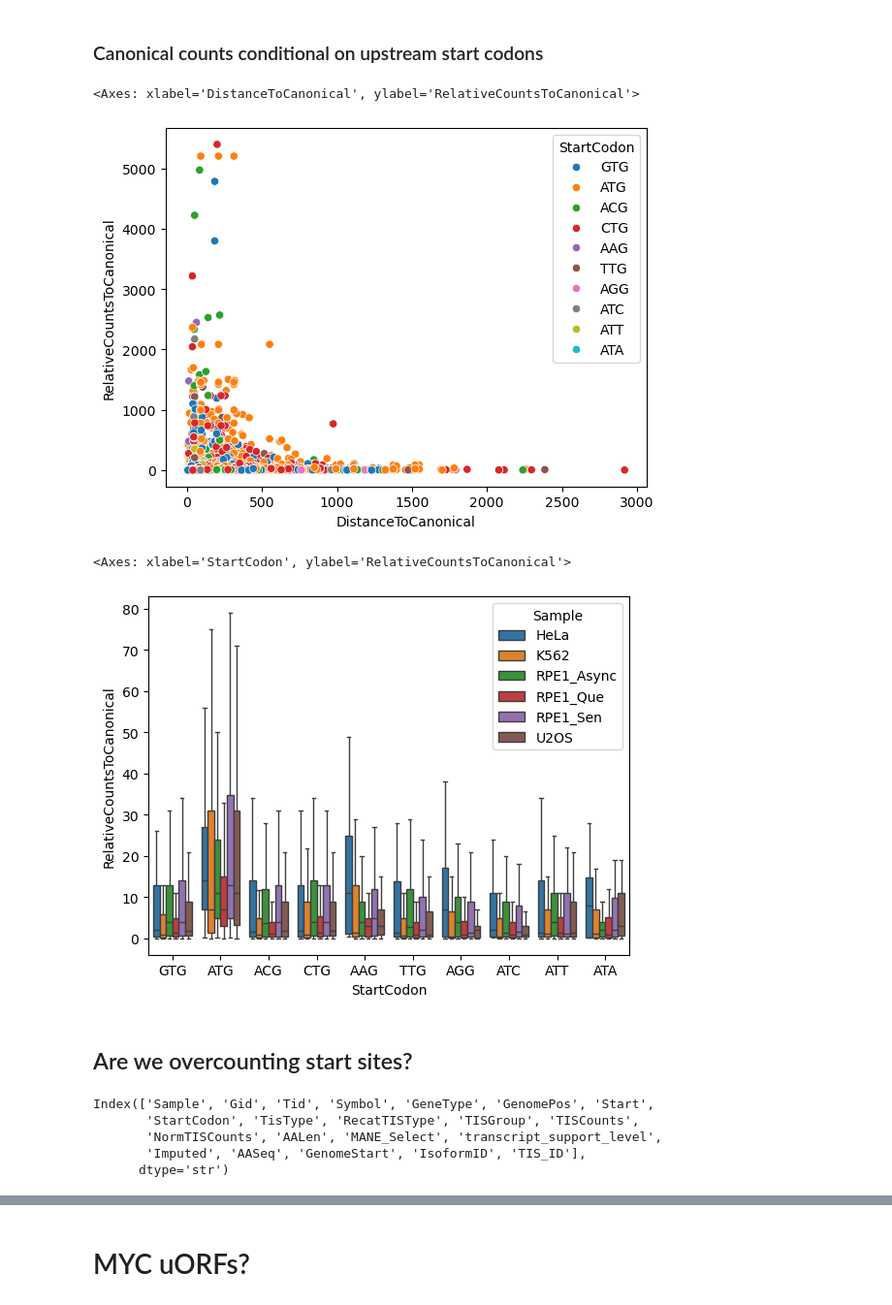
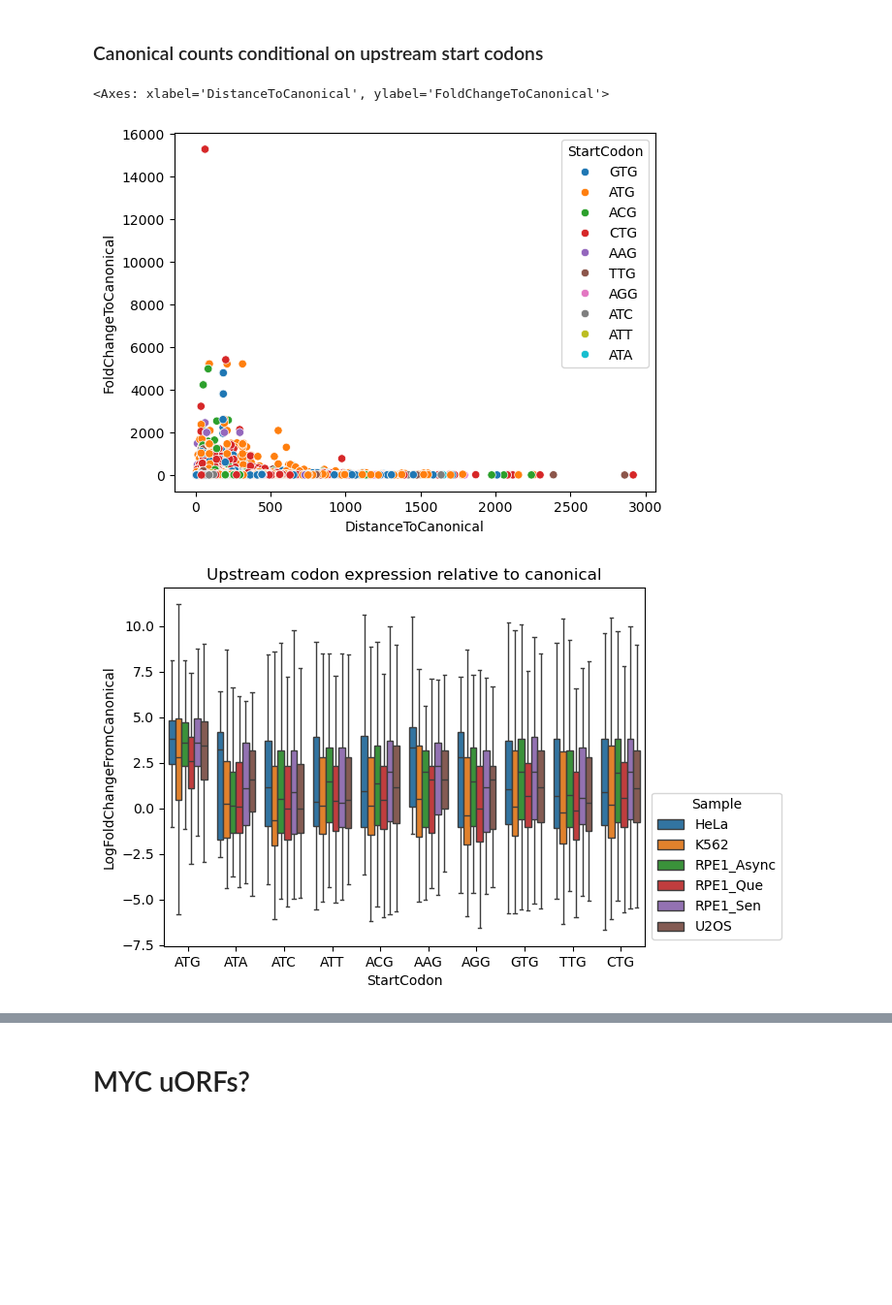
Before and after one commit to cheeseman-lab/coTISja, a Jupyter notebook: src/notebooks/explore_tis_data.ipynb, the cells around one changed output, grey strips where cells are left out. Shown at 97% size. Drawn from its saved outputs; the diff is of its cells as text; code cells hidden in the pictures; blank space fills up the shorter version.

Commit message:
update tables with logic for deduplicating TIS loci, update figures

```diff
--- a/src/notebooks/explore_tis_data.ipynb
+++ b/src/notebooks/explore_tis_data.ipynb
@@ -156 +294,13 @@ norm_isoform_counts_matrix = all_tis_df.pivot_table(index='Sample', columns='Iso
+# %%
+paired_isoform_df = all_tis_df[~all_tis_df['RecatTISType'].isin(['Annotated'])].drop_duplicates(subset=['Sample', 'IsoformID']).merge(
+    all_tis_df[all_tis_df['RecatTISType'].isin(['Annotated'])].drop_duplicates(subset=['Sample', 'Tid'])[
+        ['Sample', 'IsoformID', 'Tid', 'Start', 'StartCodon', 'TISCounts', 'NormTISCounts']
+    ].rename({
+        'IsoformID': 'CanonicalIsoformID', 'Start':'CanonicalStart',
+        'StartCodon':'CanonicalStartCodon', 'TISCounts':'CanonicalTISCounts',
+        'NormTISCounts':'CanonicalNormTISCounts'}, axis=1),
+    how='left'
+).dropna(subset=['CanonicalIsoformID', 'CanonicalStart', 'CanonicalStartCodon', 'CanonicalTISCounts', 'CanonicalNormTISCounts'])
+paired_isoform_df['RelativeCountsToCanonical'] = (paired_isoform_df['TISCounts']+1) / (paired_isoform_df['CanonicalTISCounts']+1)
+paired_isoform_df['DistanceToCanonical'] = (paired_isoform_df['CanonicalStart'] - paired_isoform_df['Start']).abs()
 # %% [markdown]
@@ -239,8 +415,8 @@ sns.boxplot(
 [figure]
 # %%
 wide_canonical_to_noncanonical = pd.concat({
-    'Canonical': annotated_translation_norm_count_matrix.reindex_like(any_gene_translation_norm_count_matrix).fillna(0),
-    'Non-canonical': noncanonical_translation_norm_count_matrix.reindex_like(any_gene_translation_norm_count_matrix).fillna(0)
+    'Canonical': gene_canonical_translation_norm_count_matrix.reindex_like(gene_all_translation_norm_count_matrix).fillna(0),
+    'Non-canonical': gene_noncanonical_translation_norm_count_matrix.reindex_like(gene_all_translation_norm_count_matrix).fillna(0)
 })
 # %%
 fig, axs = plt.subplots(2, 3, figsize=(12, 8))
@@ -297,0 +482,16 @@ Why is this different than at the gene level? Suggests that per transcript, the
+# %%
+isoform_all_translation_norm_count_matrix = deduplicated_tis_df.pivot_table(
+    index='Sample', columns='TIS_ID', values='NormTISCounts', aggfunc=np.sum
+)
+
+canonical_isoform_translation_norm_count_matrix = deduplicated_tis_df[deduplicated_tis_df['RecatTISType'].str.contains('Annotated')].pivot_table(
+    index='Sample', columns='TIS_ID', values='NormTISCounts', aggfunc=np.sum
+)
+noncanonical_isoform_translation_norm_count_matrix= deduplicated_tis_df[~deduplicated_tis_df['RecatTISType'].str.contains('Annotated')].pivot_table(
+    index='Sample', columns='TIS_ID', values='NormTISCounts', aggfunc=np.sum
+)
+
+canonical_transcript_count_fraction = (
+    canonical_isoform_translation_norm_count_matrix.reindex_like(isoform_all_translation_norm_count_matrix).fillna(0) /
+    isoform_all_translation_norm_count_matrix
+)
@@ -325,7 +549,7 @@ upsetplot.plot(
 # %%
 wide_canonical_to_noncanonical_transcript = pd.concat({
-    'Canonical': canonical_transcript_translation_norm_count_matrix.reindex_like(any_transcript_translation_norm_count_matrix).fillna(0),
-    'Non-canonical': noncanonical_transcript_translation_norm_count_matrix.reindex_like(any_transcript_translation_norm_count_matrix).fillna(0)
+    'Canonical': canonical_isoform_translation_norm_count_matrix.reindex_like(isoform_all_translation_norm_count_matrix).fillna(0),
+    'Non-canonical': noncanonical_isoform_translation_norm_count_matrix.reindex_like(isoform_all_translation_norm_count_matrix).fillna(0)
 })
 # %%
 fig, axs = plt.subplots(2, 3, figsize=(12, 8))
@@ -384,27 +619,20 @@ paired_tis_df['DistanceToCanonical'] = (paired_tis_df['CanonicalStart'] - paired
 # %%
 sns.scatterplot(
-    paired_tis_df[paired_tis_df['RecatTISType'].isin(['Extended', 'uORF'])],
-    x='DistanceToCanonical', y='RelativeCountsToCanonical',
+    paired_isoform_df[paired_isoform_df['RecatTISType'].isin(['Extended', 'uORF'])],
+    x='DistanceToCanonical', y='FoldChangeToCanonical',
     hue='StartCodon'
 )
 # %% [output]
-<Axes: xlabel='DistanceToCanonical', ylabel='RelativeCountsToCanonical'>
+<Axes: xlabel='DistanceToCanonical', ylabel='FoldChangeToCanonical'>
-[figure, old version]
+[figure, new version]
 # %%
 sns.boxplot(
-    paired_tis_df[paired_tis_df['RecatTISType'].isin(['Extended', 'uORF'])],
-    x='StartCodon', y='RelativeCountsToCanonical', hue='Sample', showfliers=False
+    paired_isoform_df[paired_isoform_df['RecatTISType'].isin(['Extended', 'uORF'])].assign(LogFoldChangeFromCanonical=lambda x: np.log2(x['FoldChangeToCanonical'])),
+    x='StartCodon', y='LogFoldChangeFromCanonical', hue='Sample', showfliers=False,
+    order=codon_order
 )
+plt.title('Upstream codon expression relative to canonical')
+plt.gca().get_legend().set_loc('lower left')
+plt.gca().get_legend().set_bbox_to_anchor((1, 0))
 # %% [output]
-<Axes: xlabel='StartCodon', ylabel='RelativeCountsToCanonical'>
-[figure, old version]
+[figure, new version]
-# %% [markdown]
-## Are we overcounting start sites?
-# %%
-all_tis_df.columns
-# %% [output]
-Index(['Sample', 'Gid', 'Tid', 'Symbol', 'GeneType', 'GenomePos', 'Start',
-       'StartCodon', 'TisType', 'RecatTISType', 'TISGroup', 'TISCounts',
-       'NormTISCounts', 'AALen', 'MANE_Select', 'transcript_support_level',
-       'Imputed', 'AASeq', 'GenomeStart', 'IsoformID', 'TIS_ID'],
-      dtype='str')
```
Also changed, not shown: parts of 49 cells of this notebook.
